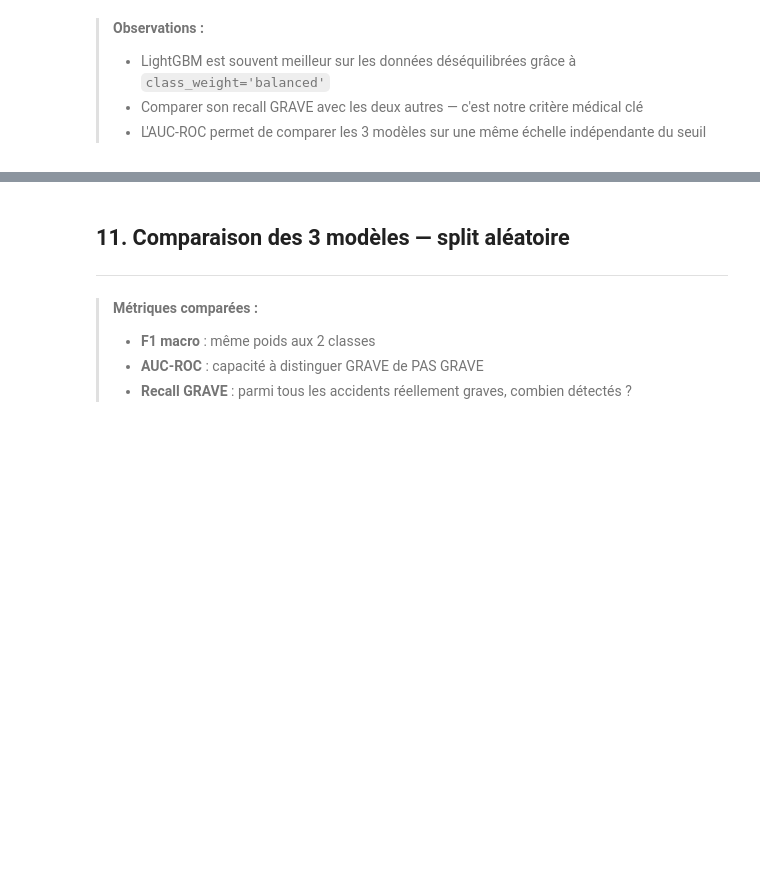
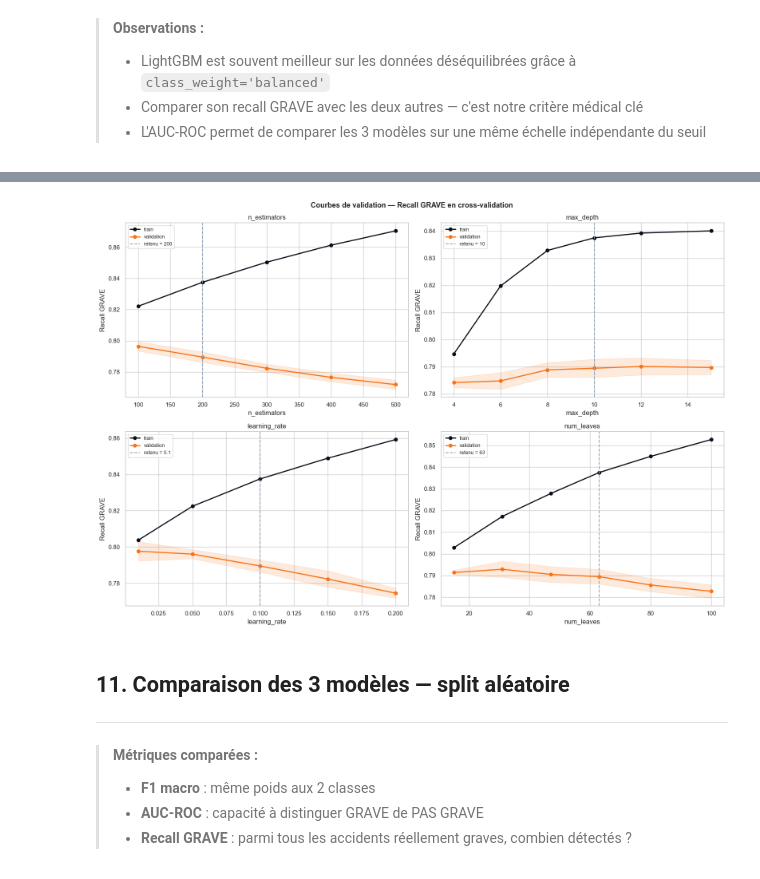
Before and after one commit to Meriem69/Routezone, a Jupyter notebook: notebooks/notebook_05_modelisation_v1.ipynb, the cells around one changed output, grey strips where cells are left out. Cells and saved outputs as stored; diff of their text form; code cells hidden in the pictures; blank space fills up the shorter version.

```diff
--- a/notebooks/notebook_05_modelisation_v1.ipynb
+++ b/notebooks/notebook_05_modelisation_v1.ipynb
@@ -631,3 +686,38 @@ weighted avg       0.85      0.77      0.79     62036
+# %%
+# ── Courbes de validation — sensibilite des hyperparametres ──────
+from sklearn.model_selection import validation_curve
+
+specs = [
+    ("n_estimators",  [100, 200, 300, 400, 500]),
+    ("max_depth",     [4, 6, 8, 10, 12, 15]),
+    ("learning_rate", [0.01, 0.05, 0.1, 0.15, 0.2]),
+    ("num_leaves",    [15, 31, 47, 63, 80, 100]),
+]
+retenu = {"n_estimators": 200, "max_depth": 10, "learning_rate": 0.1, "num_leaves": 63}
+
+fig, axes = plt.subplots(2, 2, figsize=(16, 11))
+fig.suptitle("Courbes de validation — Recall GRAVE en cross-validation",
+             fontsize=13, fontweight="bold")
+
+for ax, (param, rng) in zip(axes.ravel(), specs):
+    base = {k: v for k, v in params_lgbm.items() if k != param}
+    tr, va = validation_curve(
+        LGBMClassifier(**base), X_train, y_train,
+        param_name=param, param_range=rng, cv=cv, scoring="recall", n_jobs=-1)
+    ax.plot(rng, tr.mean(1), "o-", color="#0A0E1A", lw=2, label="train")
+    ax.plot(rng, va.mean(1), "o-", color="#F97316", lw=2, label="validation")
+    ax.fill_between(rng, va.mean(1) - va.std(1), va.mean(1) + va.std(1),
+                    color="#F97316", alpha=0.15)
+    ax.axvline(retenu[param], color="#94A3B8", ls="--", lw=1.5,
+               label=f"retenu = {retenu[param]}")
+    ax.set_xlabel(param); ax.set_ylabel("Recall GRAVE")
+    ax.set_title(param); ax.legend(loc="best", fontsize=9)
+
+plt.tight_layout()
+plt.savefig("./visualisations/viz_model_validation_curves.png", dpi=150, bbox_inches="tight")
+plt.show()
+# %% [output]
+[figure, added]
 # %% [markdown]
 <a id='11-comparaison'></a>
 ## 11. Comparaison des 3 modèles — split aléatoire
```
Also changed, not shown: parts of 4 cells of this notebook, 14 other files.
